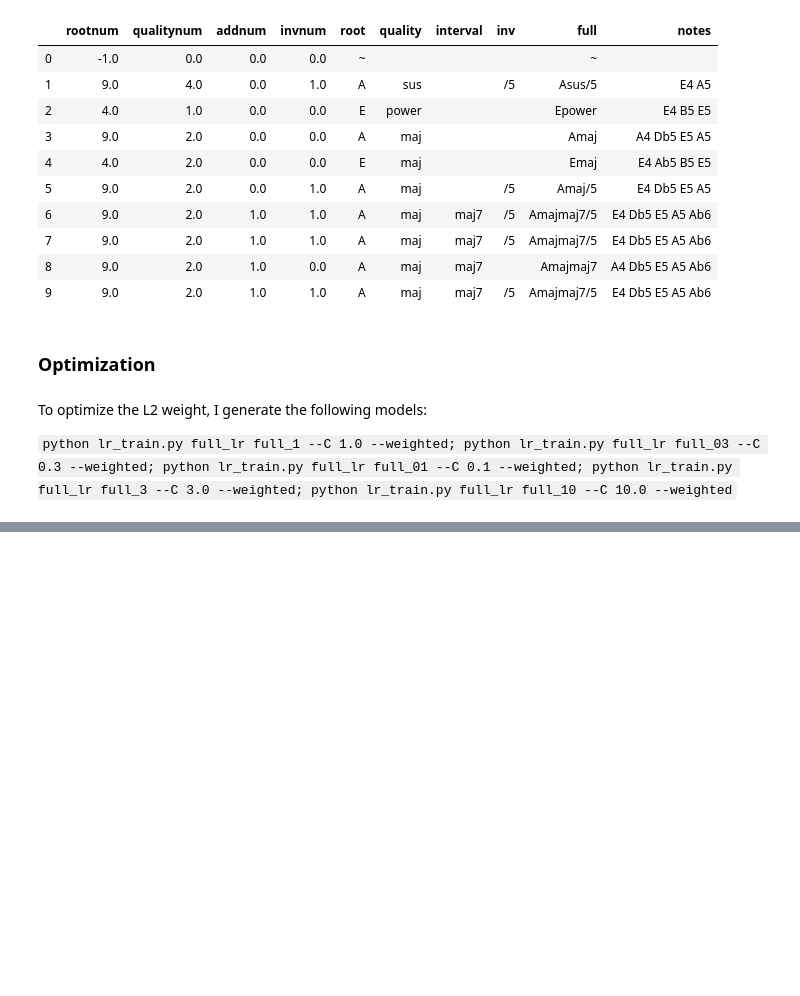
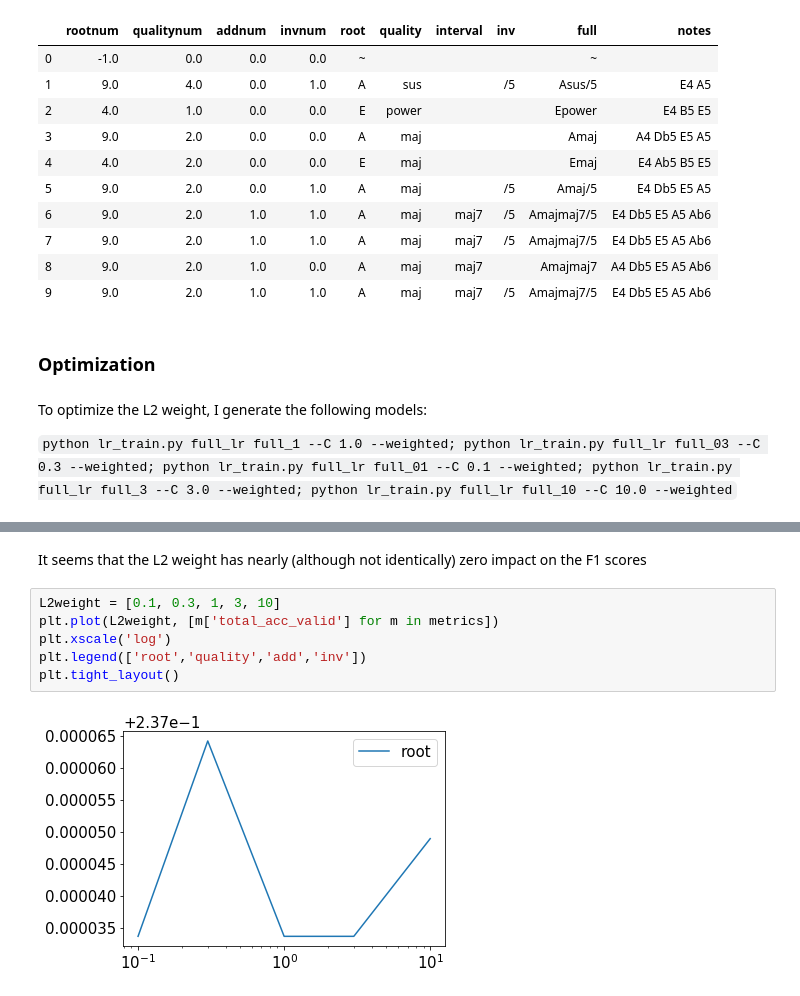
Before and after one commit to tristanlmiller/auto-guitar-tabs, a Jupyter notebook: Logistic Regression model.ipynb, the cells around one changed output, grey strips where cells are left out. Cells and saved outputs as stored; diff of their text form; blank space fills up the shorter version.

```diff
--- a/Logistic Regression model.ipynb
+++ b/Logistic Regression model.ipynb
@@ -413,0 +431,10 @@ To optimize the L2 weight, I generate the following models:
+# %% [markdown]
+It seems that the L2 weight has nearly (although not identically) zero impact on the F1 scores
+# %%
+L2weight = [0.1, 0.3, 1, 3, 10]
+plt.plot(L2weight, [m['total_acc_valid'] for m in metrics])
+plt.xscale('log')
+plt.legend(['root','quality','add','inv'])
+plt.tight_layout()
+# %% [output]
+[figure, added]
```
Also changed, not shown: parts of 8 cells of this notebook, 23 other files.
